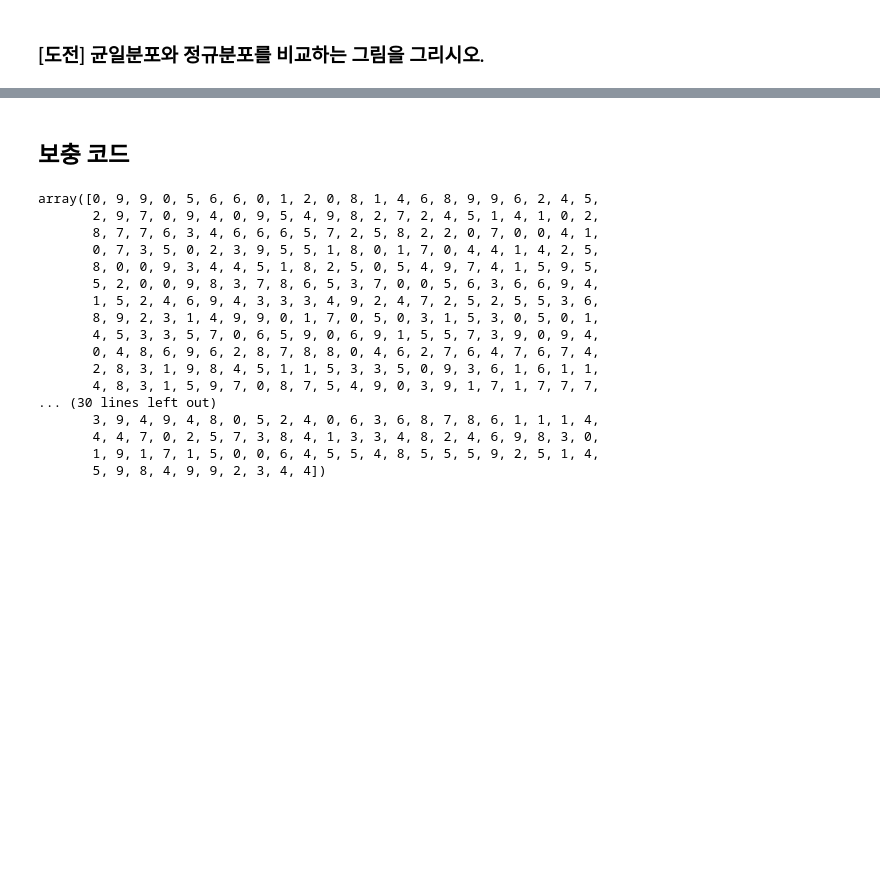
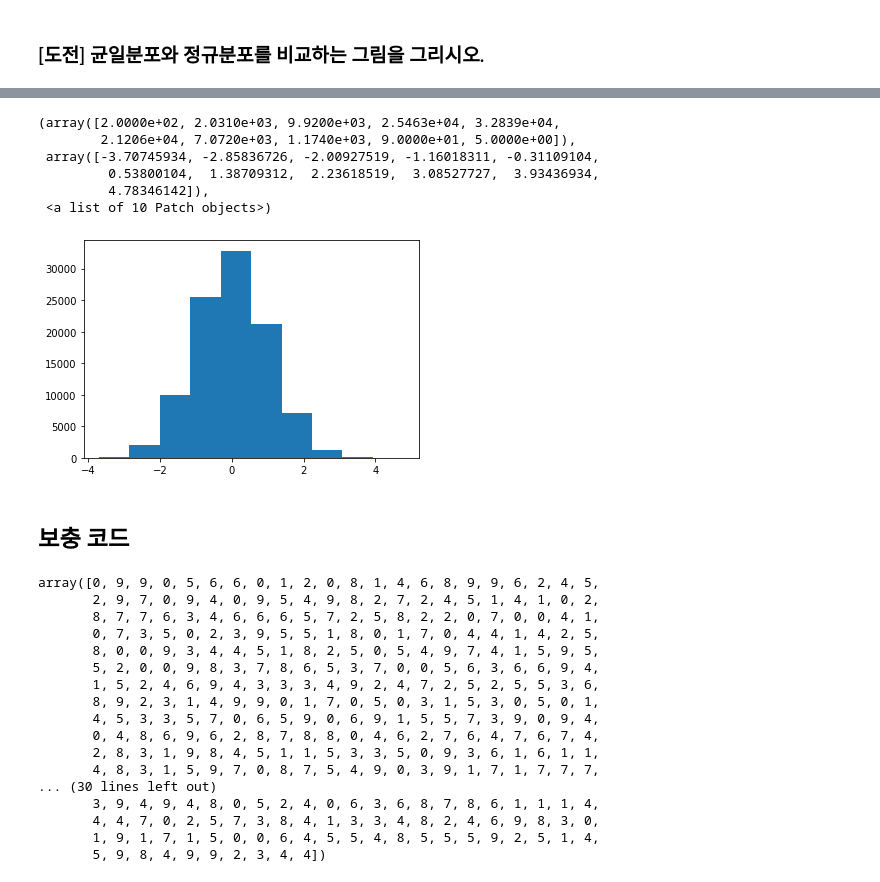
Before and after one commit to seokmin1/PDM08, a Jupyter notebook: numpy/numpy_3_random.ipynb, the cells around one changed output, grey strips where cells are left out. Saved outputs shown, nothing was run; the diff lists cells and outputs as text; code cells hidden in the pictures; blank space fills up the shorter version.

```diff
--- a/numpy/numpy_3_random.ipynb
+++ b/numpy/numpy_3_random.ipynb
@@ -190,5 +284,13 @@ NameError: ignored
 # %%
-plt.hist(np.random.randn(1000))
+plt.hist(np.random.randn(100000))
+# %% [output]
+(array([2.0000e+02, 2.0310e+03, 9.9200e+03, 2.5463e+04, 3.2839e+04,
+        2.1206e+04, 7.0720e+03, 1.1740e+03, 9.0000e+01, 5.0000e+00]),
+ array([-3.70745934, -2.85836726, -2.00927519, -1.16018311, -0.31109104,
+         0.53800104,  1.38709312,  2.23618519,  3.08527727,  3.93436934,
+         4.78346142]),
+ <a list of 10 Patch objects>)
+[figure, added]
 # %% [markdown]
 ## 보충 코드
 # %%
```
Also changed, not shown: parts of 16 cells of this notebook.
